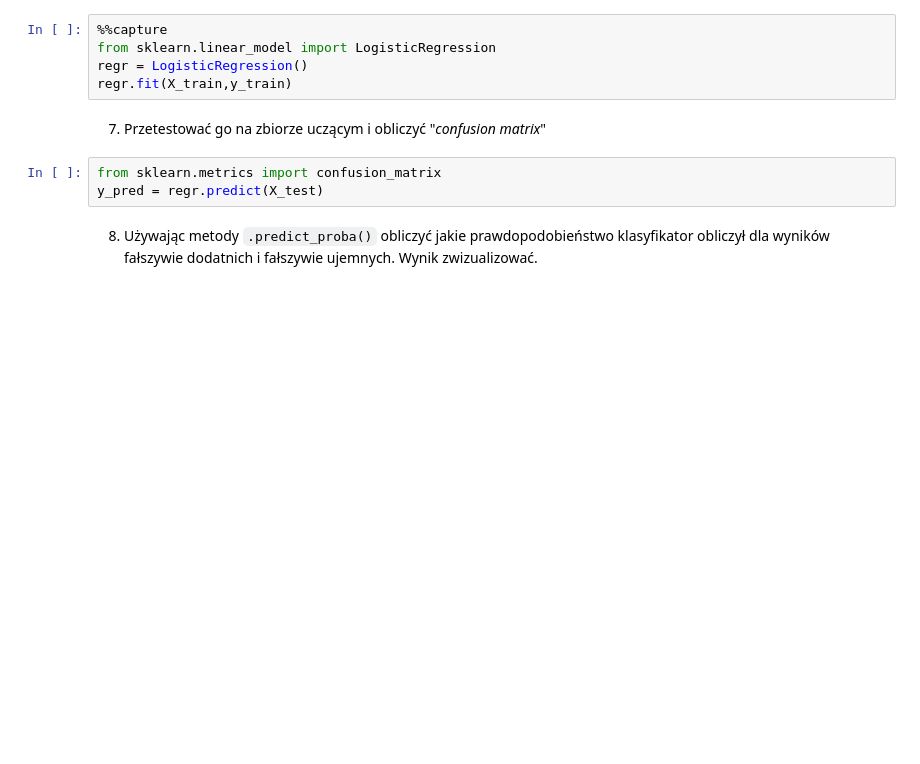
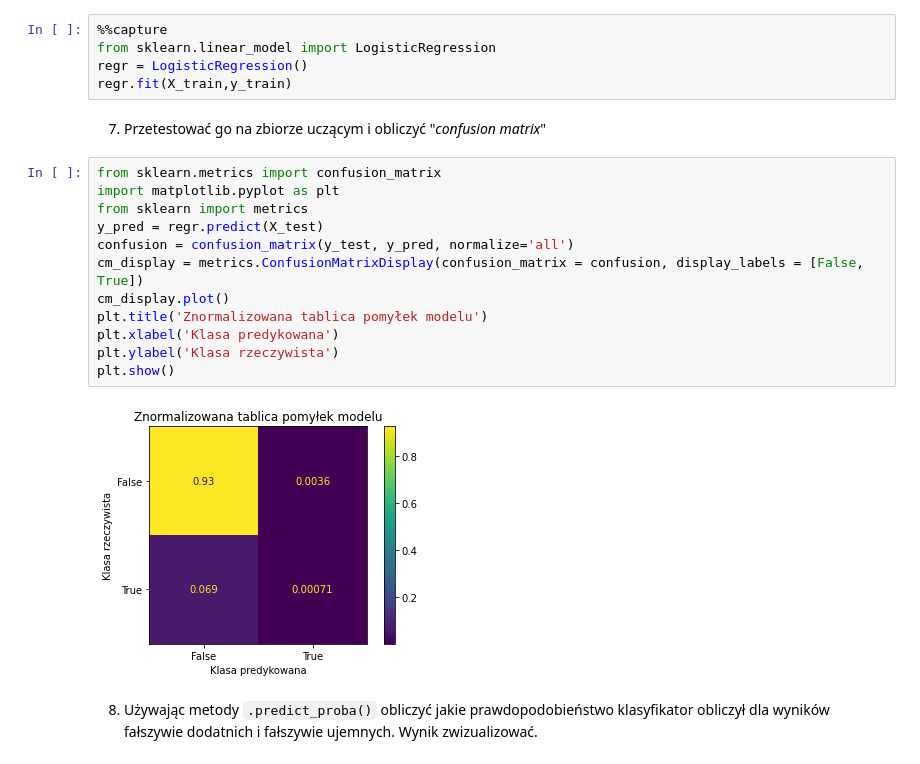
Before and after one commit to Michal-Szmuksta-AGH/Michal_Szmuksta, a Jupyter notebook: L8_Michał_Szmuksta/raport-1.ipynb, the cells around one changed output. Saved outputs shown, nothing was run; the diff lists cells and outputs as text; blank space fills up the shorter version.

````diff
--- a/L8_Michał_Szmuksta/raport-1.ipynb
+++ b/L8_Michał_Szmuksta/raport-1.ipynb
@@ -124,8 +124,19 @@ regr = LogisticRegression()
 regr.fit(X_train,y_train)
 # %% [markdown]
 7. Przetestować go na zbiorze uczącym i obliczyć "*confusion matrix*"
-# %%
-from sklearn.metrics import confusion_matrix
-y_pred = regr.predict(X_test)
+# %%
+from sklearn.metrics import confusion_matrix
+import matplotlib.pyplot as plt
+from sklearn import metrics
+y_pred = regr.predict(X_test)
+confusion = confusion_matrix(y_test, y_pred, normalize='all')
+cm_display = metrics.ConfusionMatrixDisplay(confusion_matrix = confusion, display_labels = [False, True])
+cm_display.plot()
+plt.title('Znormalizowana tablica pomyłek modelu')
+plt.xlabel('Klasa predykowana')
+plt.ylabel('Klasa rzeczywista')
+plt.show()
+# %% [output]
+[figure, added]
 # %% [markdown]
 8. Używając metody ```.predict_proba()``` obliczyć jakie prawdopodobieństwo klasyfikator obliczył dla wyników fałszywie dodatnich i fałszywie ujemnych. Wynik zwizualizować.
````
Also changed, not shown: parts of 3 cells of this notebook.
